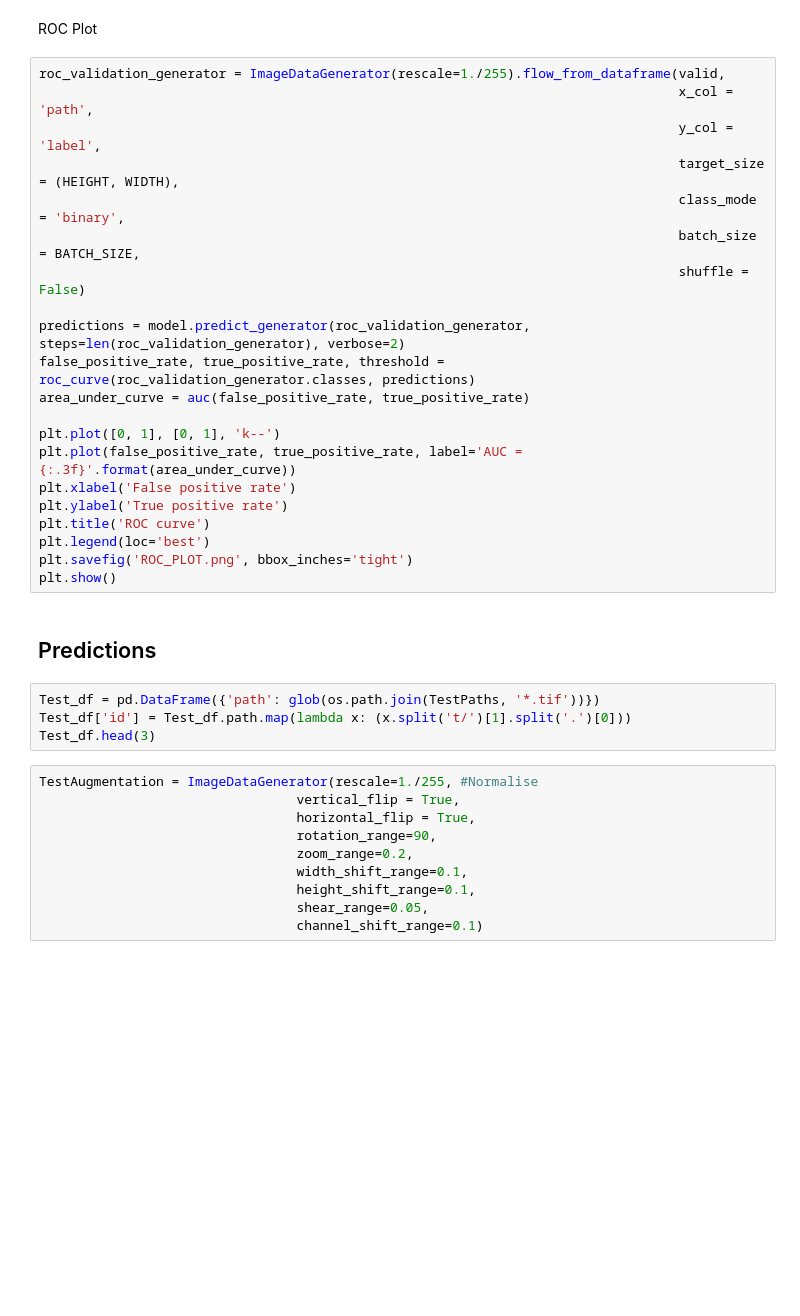
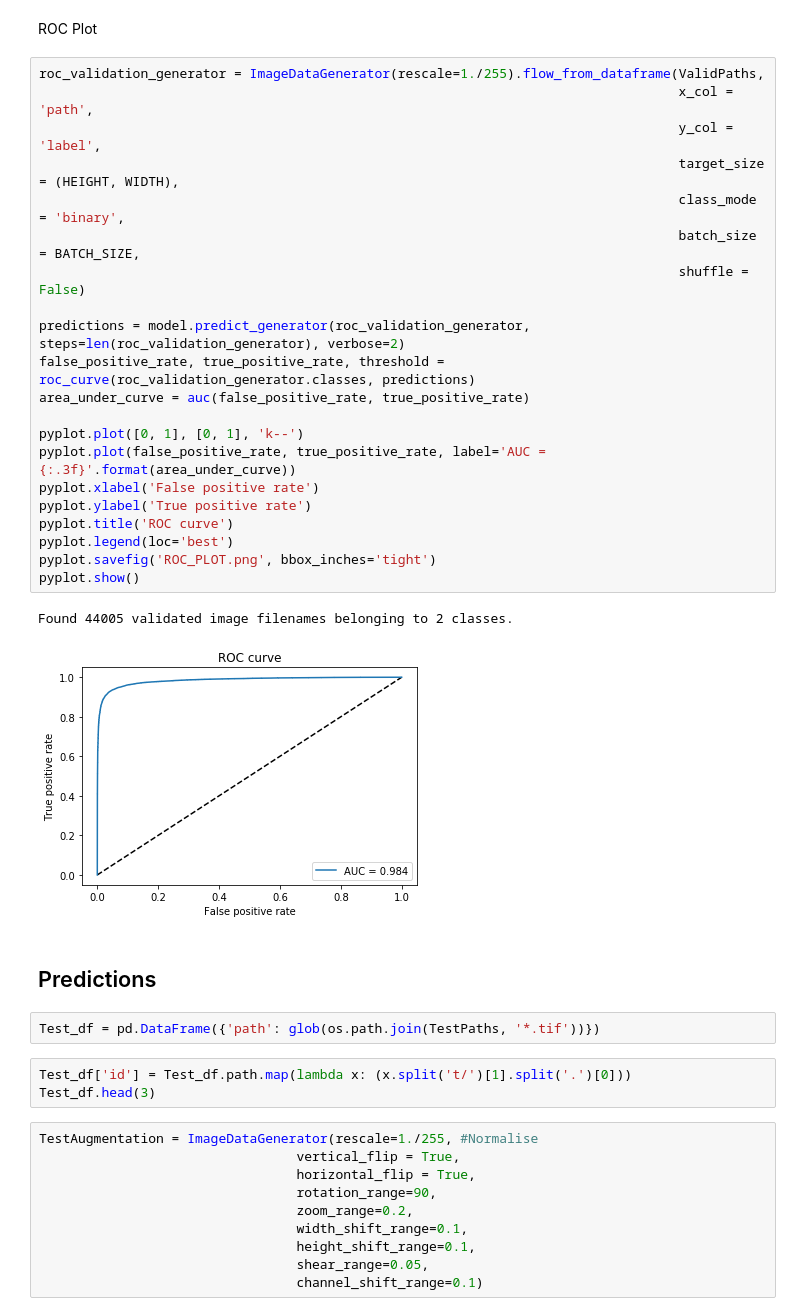
Before and after one commit to bithikajain/Histopathological-Cancer-Detection, a Jupyter notebook: notebooks/Hist_Cancer_Detection.ipynb, the cells around one changed output. Cells and saved outputs as stored; diff of their text form; blank space fills up the shorter version.

```diff
--- a/notebooks/Hist_Cancer_Detection.ipynb
+++ b/notebooks/Hist_Cancer_Detection.ipynb
@@ -379,30 +393,34 @@ plt.show()
 # %% [markdown]
 ROC Plot
 # %%
-roc_validation_generator = ImageDataGenerator(rescale=1./255).flow_from_dataframe(valid,
+roc_validation_generator = ImageDataGenerator(rescale=1./255).flow_from_dataframe(ValidPaths,
                                                                                   x_col = 'path',
                                                                                   y_col = 'label',
                                                                                   target_size = (HEIGHT, WIDTH),
                                                                                   class_mode = 'binary',
                                                                                   batch_size = BATCH_SIZE,
                                                                                   shuffle = False)
 
 predictions = model.predict_generator(roc_validation_generator, steps=len(roc_validation_generator), verbose=2)
 false_positive_rate, true_positive_rate, threshold = roc_curve(roc_validation_generator.classes, predictions)
 area_under_curve = auc(false_positive_rate, true_positive_rate)
 
-plt.plot([0, 1], [0, 1], 'k--')
-plt.plot(false_positive_rate, true_positive_rate, label='AUC = {:.3f}'.format(area_under_curve))
-plt.xlabel('False positive rate')
-plt.ylabel('True positive rate')
-plt.title('ROC curve')
-plt.legend(loc='best')
-plt.savefig('ROC_PLOT.png', bbox_inches='tight')
-plt.show()
+pyplot.plot([0, 1], [0, 1], 'k--')
+pyplot.plot(false_positive_rate, true_positive_rate, label='AUC = {:.3f}'.format(area_under_curve))
+pyplot.xlabel('False positive rate')
+pyplot.ylabel('True positive rate')
+pyplot.title('ROC curve')
+pyplot.legend(loc='best')
+pyplot.savefig('ROC_PLOT.png', bbox_inches='tight')
+pyplot.show()
+# %% [output]
+Found 44005 validated image filenames belonging to 2 classes.
+[figure, added]
 # %% [markdown]
 ## Predictions
+# %%
+Test_df = pd.DataFrame({'path': glob(os.path.join(TestPaths, '*.tif'))})
 # %%
-Test_df = pd.DataFrame({'path': glob(os.path.join(TestPaths, '*.tif'))})
 Test_df['id'] = Test_df.path.map(lambda x: (x.split('t/')[1].split('.')[0]))
 Test_df.head(3)
 # %%
```
Also changed, not shown: parts of 4 cells of this notebook.
